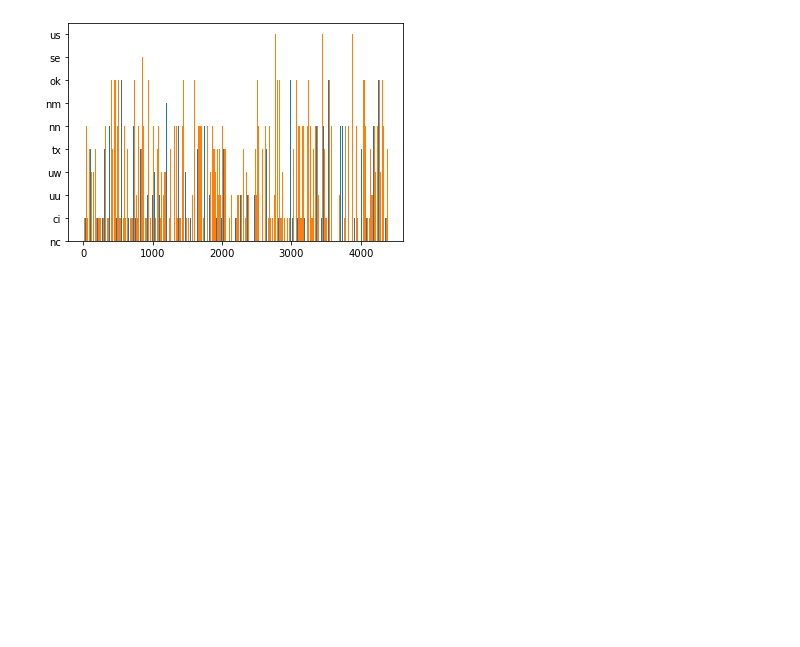
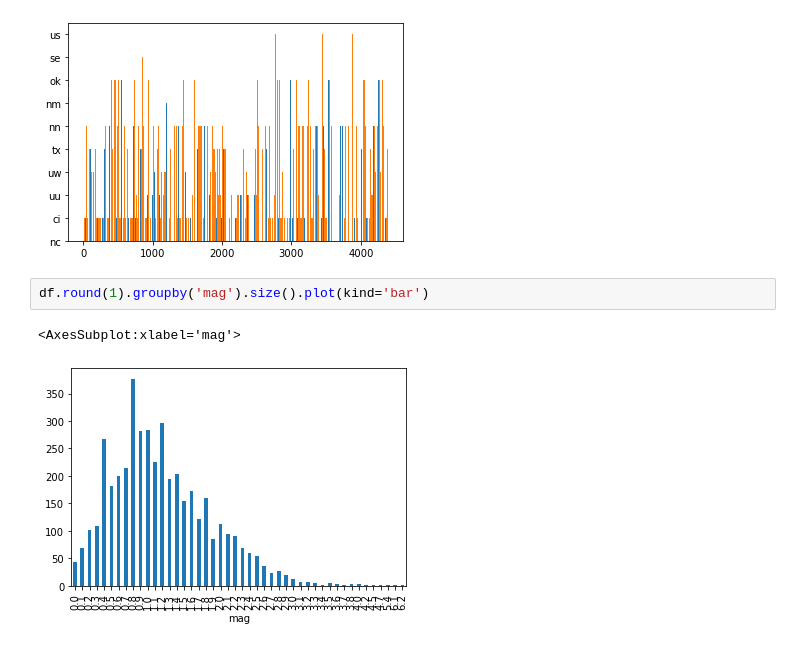
Before and after one commit to HadleyUIUC/FA22-IS445-FinalProject, a Jupyter notebook: Final Practice Graphs.ipynb, the cells around one changed output. Cells and saved outputs as stored; diff of their text form; blank space fills up the shorter version.

```diff
--- a/Final Practice Graphs.ipynb
+++ b/Final Practice Graphs.ipynb
@@ -37,3 +37,8 @@ plt.bar(np.arange(len(df['magSource']))+0.2,df['magSource'])
 plt.show()
 # %% [output]
 [figure]
+# %%
+df.round(1).groupby('mag').size().plot(kind='bar')
+# %% [output]
+<AxesSubplot:xlabel='mag'>
+[figure, added]
```
Also changed, not shown: parts of 1 cell of this notebook.
